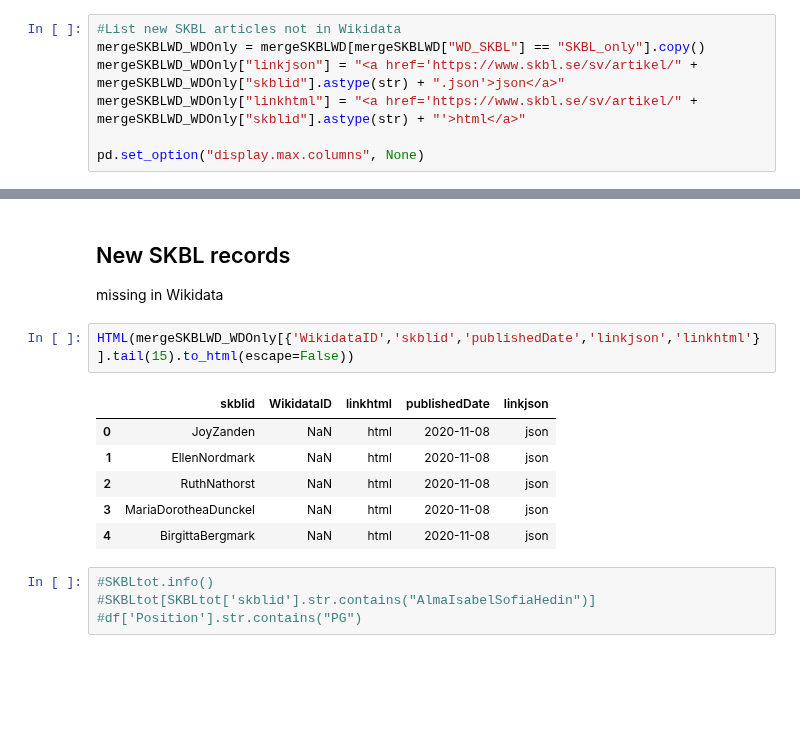
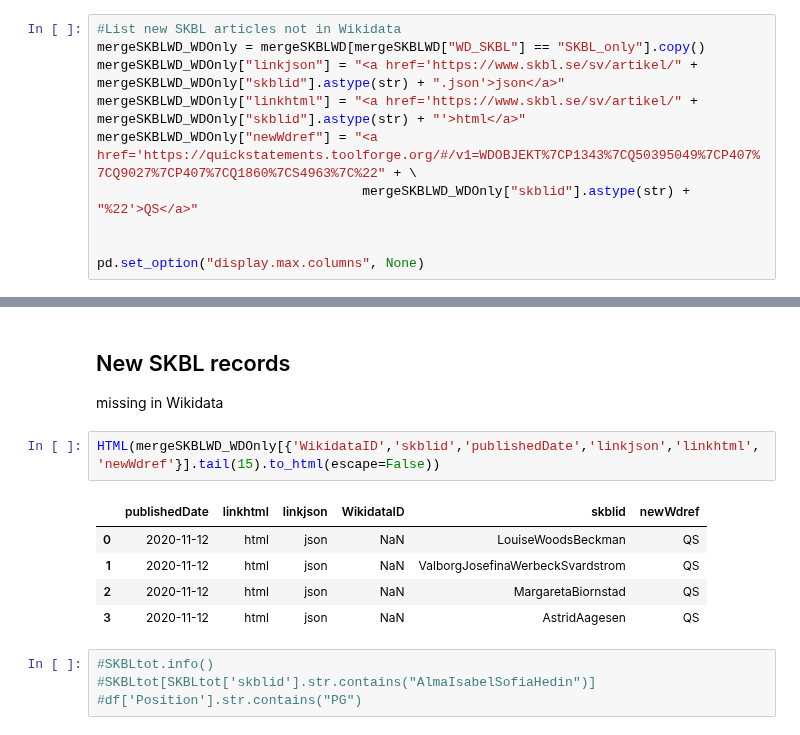
Before and after one commit to salgo60/open-data-examples, a Jupyter notebook: Svenskt Kvinnobiografiskt lexikon part 3.ipynb, the cells around one changed output, grey strips where cells are left out. Cells and saved outputs as stored; diff of their text form; blank space fills up the shorter version.

```diff
--- a/Svenskt Kvinnobiografiskt lexikon part 3.ipynb
+++ b/Svenskt Kvinnobiografiskt lexikon part 3.ipynb
@@ -561,5 +561,8 @@ Name: WD_SKBL, dtype: int64
 mergeSKBLWD_WDOnly = mergeSKBLWD[mergeSKBLWD["WD_SKBL"] == "SKBL_only"].copy()
 mergeSKBLWD_WDOnly["linkjson"] = "<a href='https://www.skbl.se/sv/artikel/" + mergeSKBLWD_WDOnly["skblid"].astype(str) + ".json'>json</a>"
 mergeSKBLWD_WDOnly["linkhtml"] = "<a href='https://www.skbl.se/sv/artikel/" + mergeSKBLWD_WDOnly["skblid"].astype(str) + "'>html</a>"
+mergeSKBLWD_WDOnly["newWdref"] = "<a href='https://quickstatements.toolforge.org/#/v1=WDOBJEKT%7CP1343%7CQ50395049%7CP407%7CQ9027%7CP407%7CQ1860%7CS4963%7C%22" + \
+                                  mergeSKBLWD_WDOnly["skblid"].astype(str) + "%22'>QS</a>"
+
 
 pd.set_option("display.max.columns", None)
@@ -567,14 +578,13 @@ pd.set_option("display.max.columns", None)
 ## New SKBL records
 missing in Wikidata
 # %%
-HTML(mergeSKBLWD_WDOnly[{'WikidataID','skblid','publishedDate','linkjson','linkhtml'}].tail(15).to_html(escape=False))
+HTML(mergeSKBLWD_WDOnly[{'WikidataID','skblid','publishedDate','linkjson','linkhtml','newWdref'}].tail(15).to_html(escape=False))
 # %% [output]
-|  | skblid | WikidataID | linkhtml | publishedDate | linkjson |
-| 0 | JoyZanden | NaN | html | 2020-11-08 | json |
-| 1 | EllenNordmark | NaN | html | 2020-11-08 | json |
-| 2 | RuthNathorst | NaN | html | 2020-11-08 | json |
-| 3 | MariaDorotheaDunckel | NaN | html | 2020-11-08 | json |
-| 4 | BirgittaBergmark | NaN | html | 2020-11-08 | json |
+|  | publishedDate | linkhtml | linkjson | WikidataID | skblid | newWdref |
+| 0 | 2020-11-12 | html | json | NaN | LouiseWoodsBeckman | QS |
+| 1 | 2020-11-12 | html | json | NaN | ValborgJosefinaWerbeckSvardstrom | QS |
+| 2 | 2020-11-12 | html | json | NaN | MargaretaBiornstad | QS |
+| 3 | 2020-11-12 | html | json | NaN | AstridAagesen | QS |
 # %%
 #SKBLtot.info()
 #SKBLtot[SKBLtot['skblid'].str.contains("AlmaIsabelSofiaHedin")]
```
Also changed, not shown: parts of 26 cells of this notebook, 3 other files.
